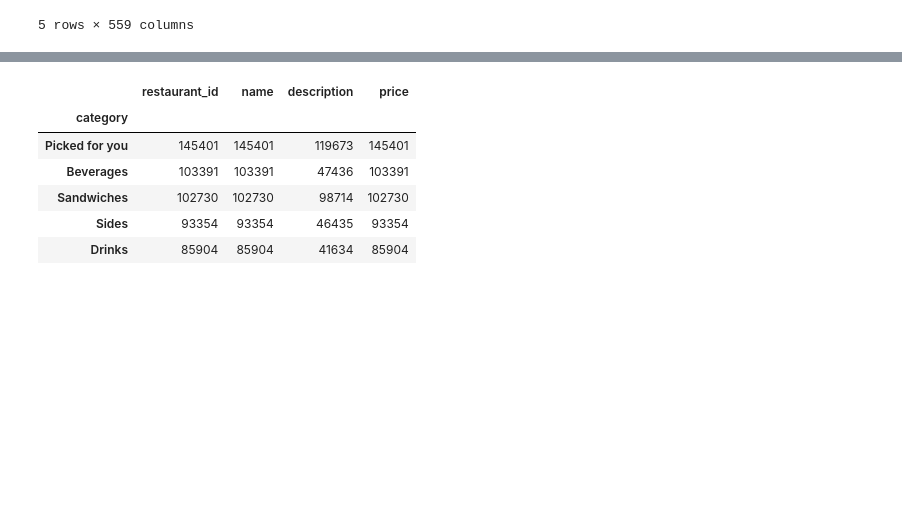
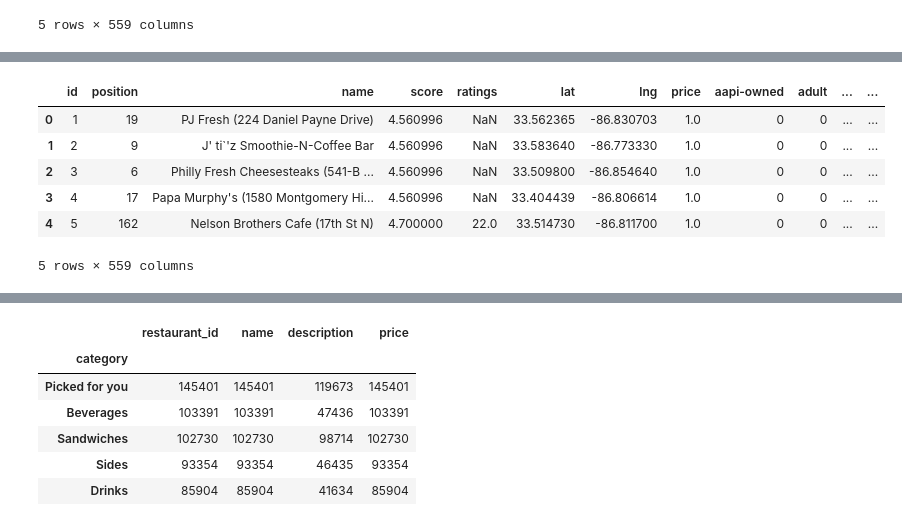
Before and after one commit to infoshareacademy/jdszr9-data_hunters, a Jupyter notebook: Uber Eats USA Restaurants and Menus/main.ipynb, the cells around one changed output, grey strips where cells are left out. Cells and saved outputs as stored; diff of their text form; code cells hidden in the pictures; blank space fills up the shorter version.

```diff
--- a/Uber Eats USA Restaurants and Menus/main.ipynb
+++ b/Uber Eats USA Restaurants and Menus/main.ipynb
@@ -168,0 +192,10 @@ HBox(children=(FloatSlider(value=2.0, continuous_update=False, description='Mini
+# %%
+df_new_rest.head()
+# %% [output]
+|  | id | position | name | score | ratings | lat | lng | price | aapi-owned | adult | ... | ... |
+| 0 | 1 | 19 | PJ Fresh (224 Daniel Payne Drive) | 4.560996 | NaN | 33.562365 | -86.830703 | 1.0 | 0 | 0 | ... | ... |
+| 1 | 2 | 9 | J' ti`'z Smoothie-N-Coffee Bar | 4.560996 | NaN | 33.583640 | -86.773330 | 1.0 | 0 | 0 | ... | ... |
+| 2 | 3 | 6 | Philly Fresh Cheesesteaks (541-B ... | 4.560996 | NaN | 33.509800 | -86.854640 | 1.0 | 0 | 0 | ... | ... |
+| 3 | 4 | 17 | Papa Murphy's (1580 Montgomery Hi... | 4.560996 | NaN | 33.404439 | -86.806614 | 1.0 | 0 | 0 | ... | ... |
+| 4 | 5 | 162 | Nelson Brothers Cafe (17th St N) | 4.700000 | 22.0 | 33.514730 | -86.811700 | 1.0 | 0 | 0 | ... | ... |
+5 rows × 559 columns
```
Also changed, not shown: parts of 11 cells of this notebook.
